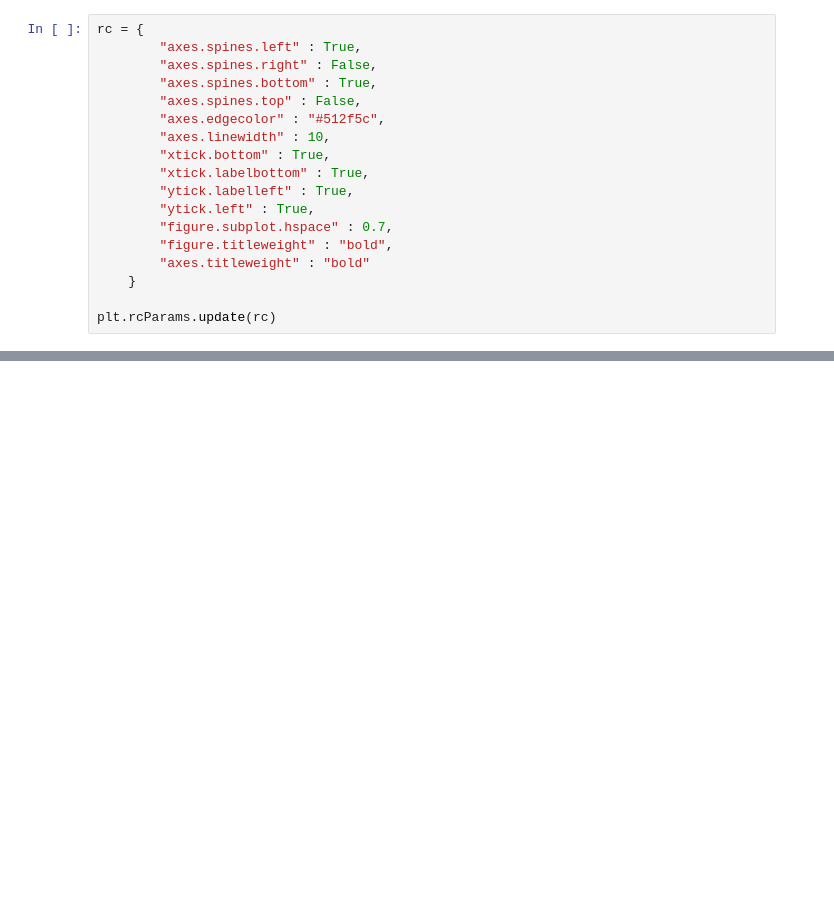
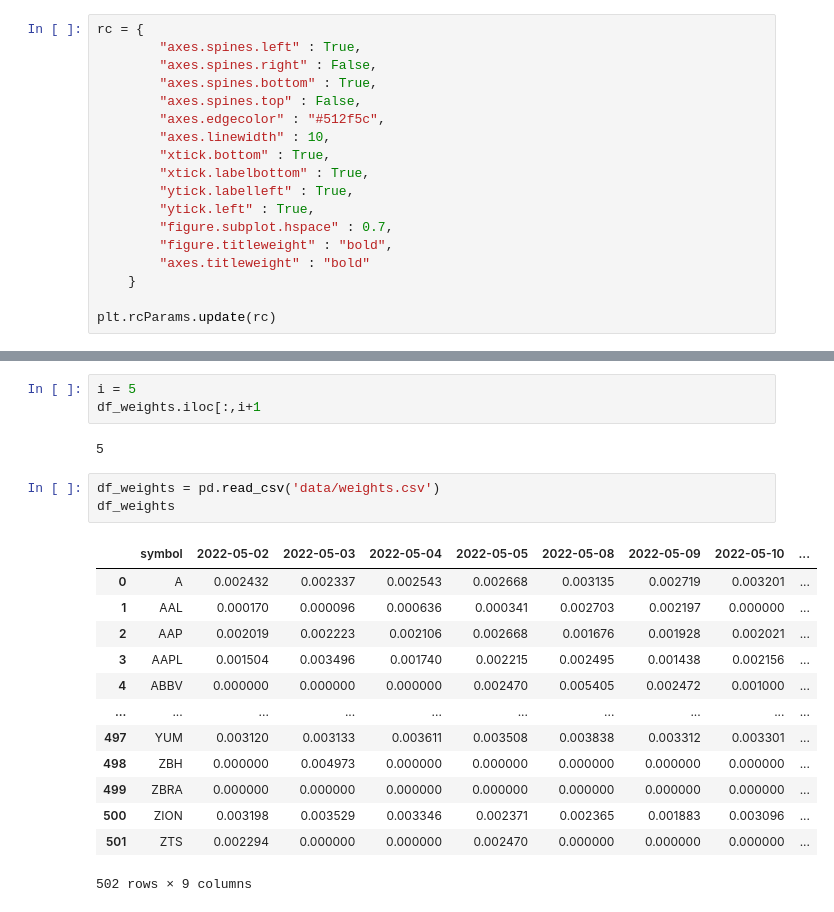
Before and after one commit to AndreasPalmgren/twitter-sentiment, a Jupyter notebook: stock_data.ipynb, the cells around one changed output, grey strips where cells are left out. Saved outputs shown, nothing was run; the diff lists cells and outputs as text; blank space fills up the shorter version.

```diff
--- a/stock_data.ipynb
+++ b/stock_data.ipynb
@@ -182,0 +240,22 @@ axs.legend()
+# %%
+i = 5
+df_weights.iloc[:,i+1
+# %% [output]
+5
+# %%
+df_weights = pd.read_csv('data/weights.csv')
+df_weights
+# %% [output]
+|  | symbol | 2022-05-02 | 2022-05-03 | 2022-05-04 | 2022-05-05 | 2022-05-08 | 2022-05-09 | 2022-05-10 | ... |
+| 0 | A | 0.002432 | 0.002337 | 0.002543 | 0.002668 | 0.003135 | 0.002719 | 0.003201 | ... |
+| 1 | AAL | 0.000170 | 0.000096 | 0.000636 | 0.000341 | 0.002703 | 0.002197 | 0.000000 | ... |
+| 2 | AAP | 0.002019 | 0.002223 | 0.002106 | 0.002668 | 0.001676 | 0.001928 | 0.002021 | ... |
+| 3 | AAPL | 0.001504 | 0.003496 | 0.001740 | 0.002215 | 0.002495 | 0.001438 | 0.002156 | ... |
+| 4 | ABBV | 0.000000 | 0.000000 | 0.000000 | 0.002470 | 0.005405 | 0.002472 | 0.001000 | ... |
+| ... | ... | ... | ... | ... | ... | ... | ... | ... | ... |
+| 497 | YUM | 0.003120 | 0.003133 | 0.003611 | 0.003508 | 0.003838 | 0.003312 | 0.003301 | ... |
+| 498 | ZBH | 0.000000 | 0.004973 | 0.000000 | 0.000000 | 0.000000 | 0.000000 | 0.000000 | ... |
+| 499 | ZBRA | 0.000000 | 0.000000 | 0.000000 | 0.000000 | 0.000000 | 0.000000 | 0.000000 | ... |
+| 500 | ZION | 0.003198 | 0.003529 | 0.003346 | 0.002371 | 0.002365 | 0.001883 | 0.003096 | ... |
+| 501 | ZTS | 0.002294 | 0.000000 | 0.000000 | 0.002470 | 0.000000 | 0.000000 | 0.000000 | ... |
+502 rows × 9 columns
```
Also changed, not shown: parts of 24 cells of this notebook, 13 other files.
